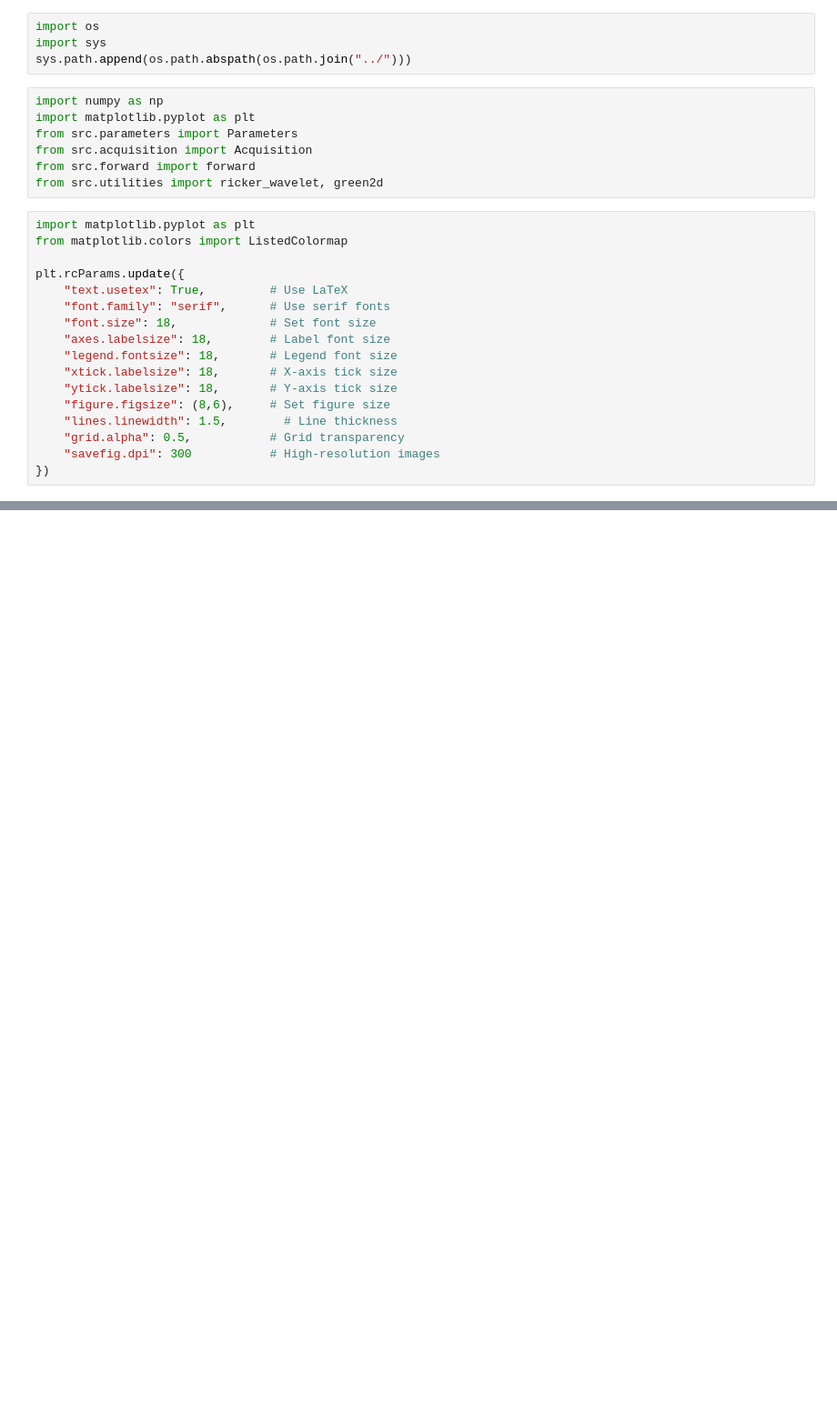
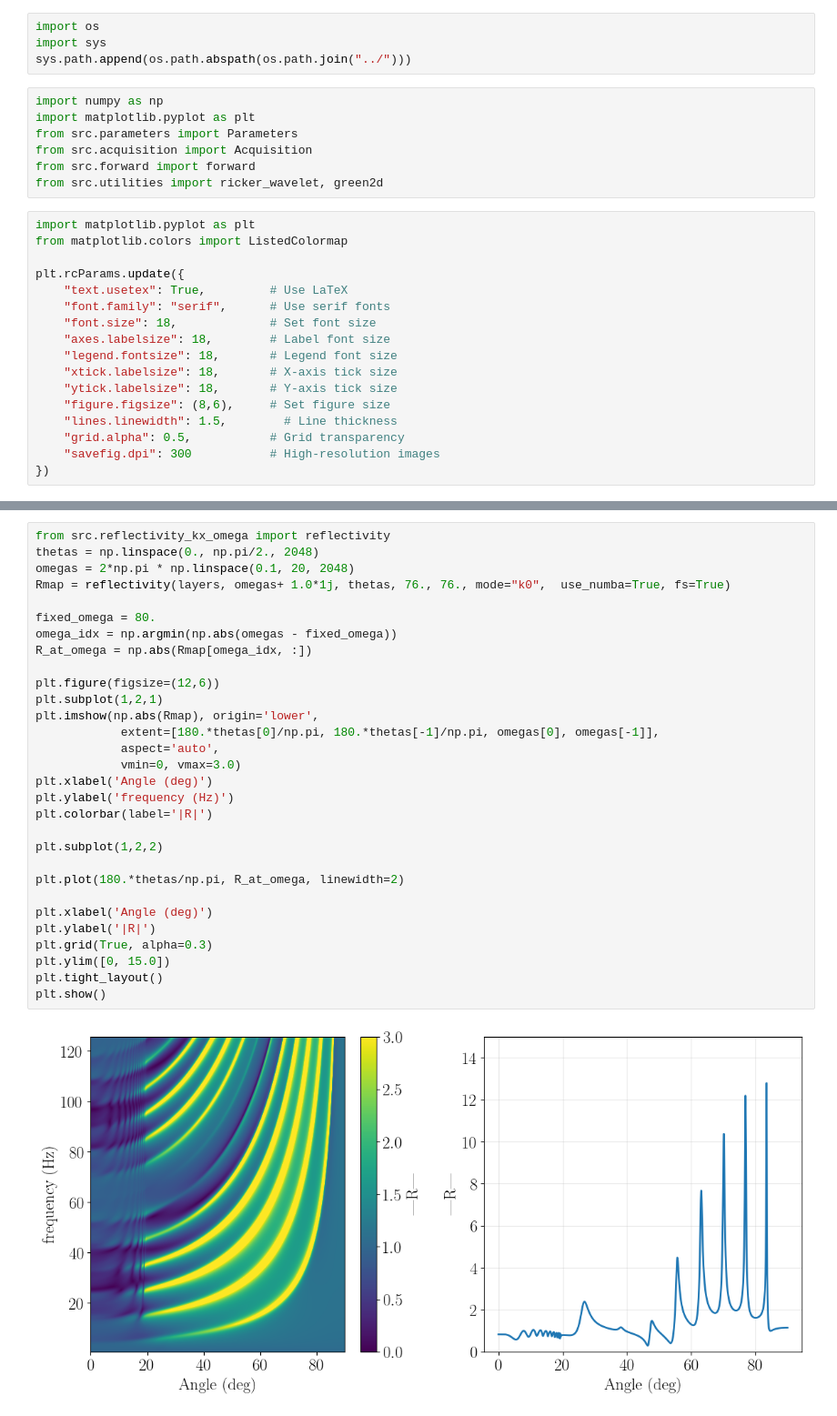
Before and after one commit to pmarchne/reflectivity-acoustic, a Jupyter notebook: notebooks/seismogram.ipynb, the cells around one changed output, grey strips where cells are left out. Shown at 91% size. Drawn from its saved outputs; the diff is of its cells as text; blank space fills up the shorter version.

```diff
--- a/notebooks/seismogram.ipynb
+++ b/notebooks/seismogram.ipynb
@@ -60 +158,33 @@ acq = Acquisition(sources, receivers)
+# %%
+from src.reflectivity_kx_omega import reflectivity
+thetas = np.linspace(0., np.pi/2., 2048)
+omegas = 2*np.pi * np.linspace(0.1, 20, 2048)
+Rmap = reflectivity(layers, omegas+ 1.0*1j, thetas, 76., 76., mode="k0",  use_numba=True, fs=True)
+
+fixed_omega = 80.
+omega_idx = np.argmin(np.abs(omegas - fixed_omega))
+R_at_omega = np.abs(Rmap[omega_idx, :])
+
+plt.figure(figsize=(12,6))
+plt.subplot(1,2,1)
+plt.imshow(np.abs(Rmap), origin='lower',
+            extent=[180.*thetas[0]/np.pi, 180.*thetas[-1]/np.pi, omegas[0], omegas[-1]],
+            aspect='auto',
+            vmin=0, vmax=3.0)
+plt.xlabel('Angle (deg)')
+plt.ylabel('frequency (Hz)')
+plt.colorbar(label='|R|')
+
+plt.subplot(1,2,2)
+
+plt.plot(180.*thetas/np.pi, R_at_omega, linewidth=2)
+
+plt.xlabel('Angle (deg)')
+plt.ylabel('|R|')
+plt.grid(True, alpha=0.3)
+plt.ylim([0, 15.0])
+plt.tight_layout()
+plt.show()
+# %% [output]
+[figure, added]
 # %%
```
Also changed, not shown: parts of 9 cells of this notebook, 7 other files.
